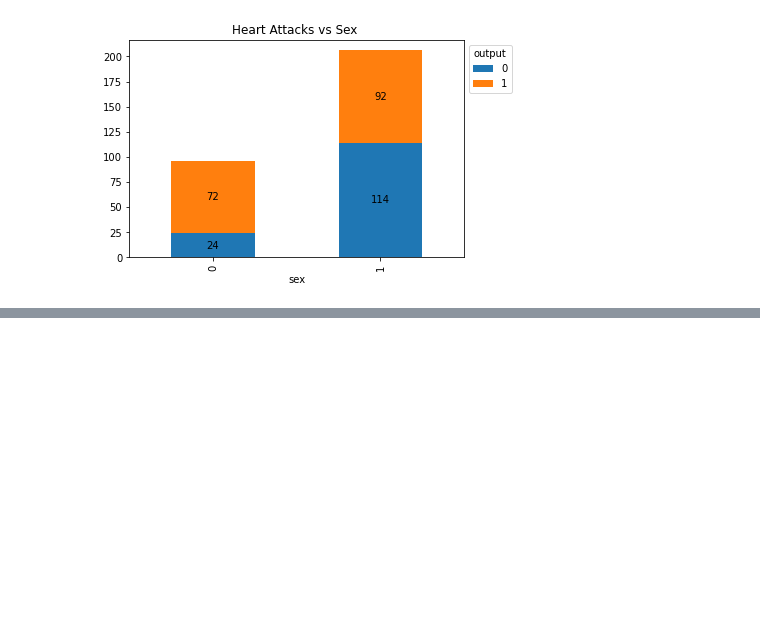
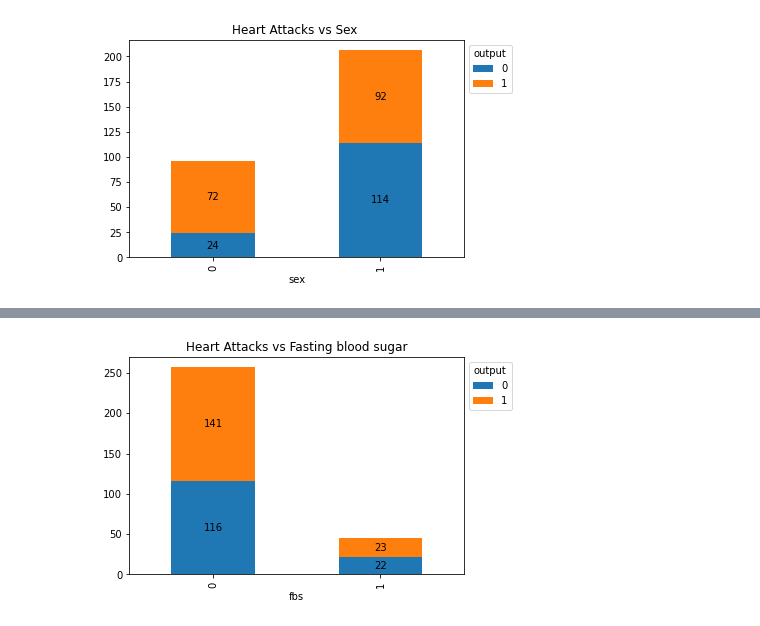
Before and after one commit to nethmi-1997/ML_Assignment2_IT19014296_IT19064932_IT19032252_IT19011912, a Jupyter notebook: heart-attack-prediction-IT19014296.ipynb, the cells around one changed output, grey strips where cells are left out. Cells and saved outputs as stored; diff of their text form; code cells hidden in the pictures; blank space fills up the shorter version.

```diff
--- a/heart-attack-prediction-IT19014296.ipynb
+++ b/heart-attack-prediction-IT19014296.ipynb
@@ -309,0 +341,11 @@ plt.show()
+# %%
+# graph of heart attacks vs the fasting blood sugar
+fbs_output_ct=pd.crosstab(patients.fbs,patients.output)
+fbs_output_plot = fbs_output_ct.plot(kind='bar', stacked=True)
+fbs_output_plot.legend(title='output', bbox_to_anchor=(1, 1), loc='upper left')
+for var in fbs_output_plot.containers:
+    fbs_output_plot.bar_label(var, label_type='center')
+plt.title('Heart Attacks vs Fasting blood sugar')
+plt.show()
+# %% [output]
+[figure, added]
```
Also changed, not shown: parts of 7 cells of this notebook.
